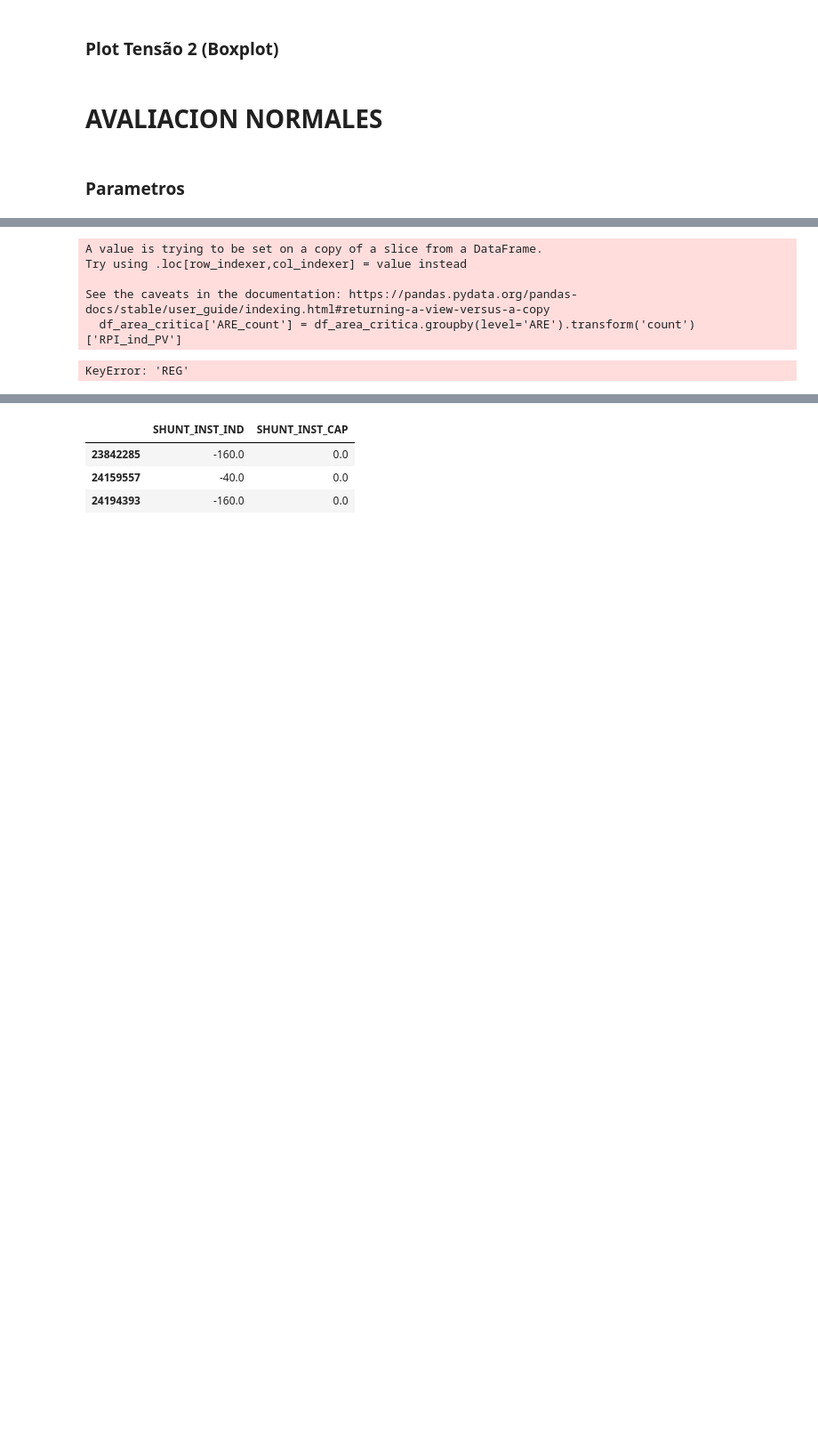
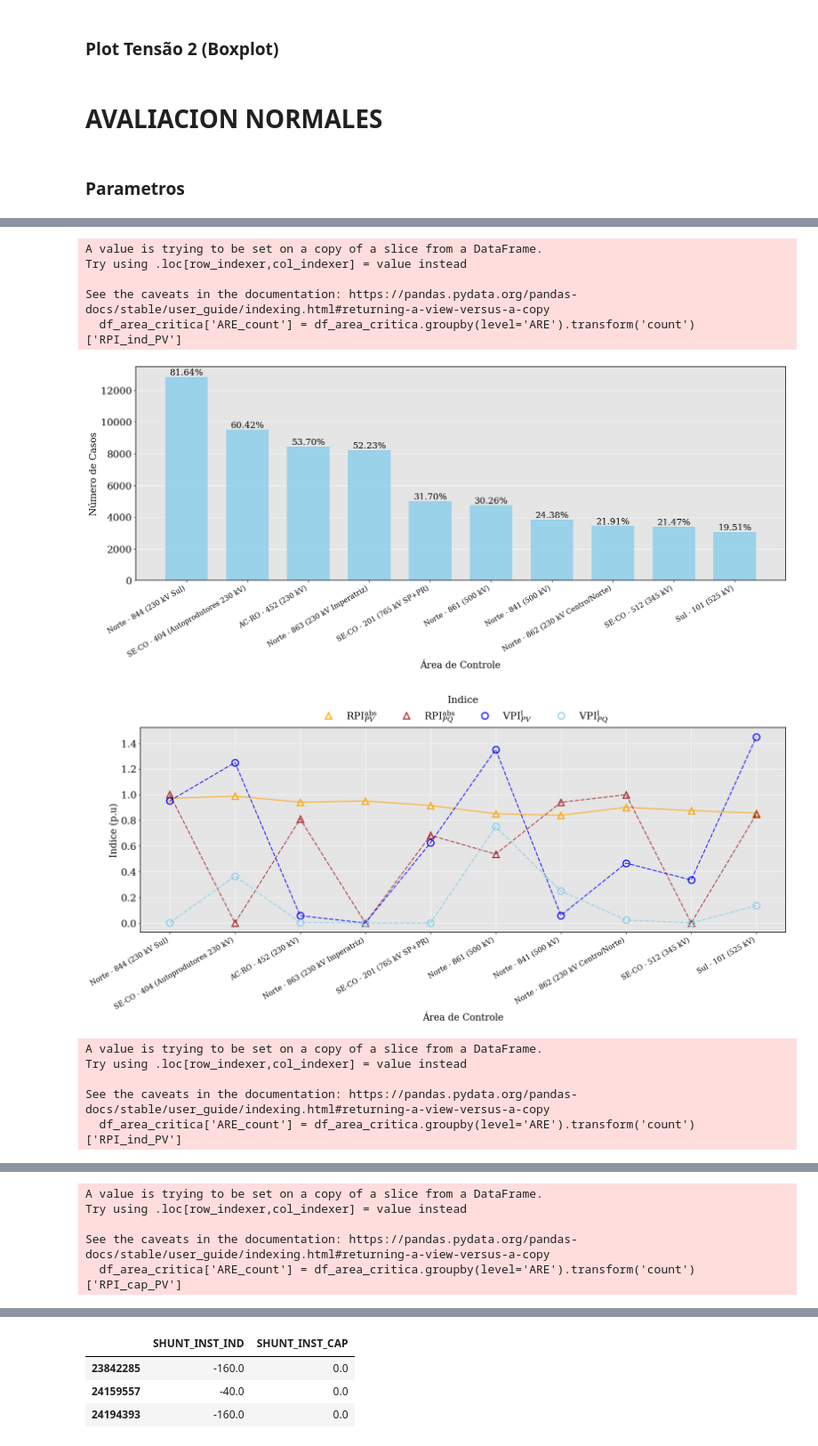
Before and after one commit to DavidSzO/Cluster_Interpretability_SIN, a Jupyter notebook: ScenariosEvaluation_Final_2.ipynb, the cells around one changed output, grey strips where cells are left out. Shown at 89% size. Cells and saved outputs as stored; diff of their text form; code cells hidden in the pictures; blank space fills up the shorter version.

```diff
--- a/ScenariosEvaluation_Final_2.ipynb
+++ b/ScenariosEvaluation_Final_2.ipynb
@@ -2674,17 +2207,3 @@ if Analise_INDICE:
     listadeareas_cap_pv = AREAS_cap_pv['ARE'].tolist()
     listadeareas_ind_pq = AREAS_ind_pq['ARE'].tolist()
     listadeareas_cap_pq = AREAS_cap_pq['ARE'].tolist()
-# %%
-def lineplotIndex_mod_01(df, id_vars, value_vars, title, selectedindex):
-    df_melted = pd.melt(df, id_vars=id_vars, value_vars=value_vars, ignore_index=False)
-    lineplotIndice_mod_01_bar(df_melted, 'Nome Area', 'value', 'Área', 'Index (p.u)', lbl_bar='variable', v3='variable', selectedindex = selectedindex, xlimites=None, ylimites=None, title=title + 'barplot', vline=False, hline=False,sizelbl=13, rotation = 30, v4=True)
-    df_melted = pd.melt(df, id_vars=id_vars, value_vars=value_vars, ignore_index=False)
-    lineplotIndice_mod_01(df_melted, 'Nome Area', 'value', 'Área', 'Indice (p.u)', lbl_bar='variable', v3='variable', selectedindex = selectedindex, xlimites=None, ylimites=None, title=title, vline=False, hline=False,sizelbl=13, rotation = 30, v4=False)
-
-def lineplotIndex_mod(df, id_vars, value_vars, title, selectedindex):
-    df_melted = pd.melt(df, id_vars=id_vars, value_vars=value_vars, ignore_index=False)
-    lineplotIndice_mod(df_melted, 'Nome Area', 'value', 'Area', '(p.u)', lbl_bar='variable', v3='variable', selectedindex = selectedindex, xlimites=None, ylimites=None, title=title, vline=False, hline=False,sizelbl=10, rotation = 30, v4=True)
-
-def lineplotIndex_bus(df, id_vars, value_vars, title, selectedindex, type):
-        df_melted = pd.melt(df, id_vars=id_vars, value_vars=value_vars, ignore_index=False)
-        lineplotIndice(df_melted, 'Nome BUS', 'value', 'Bus', 'Valor médio (p.u)', lbl_bar='', v3='variable', selectedindex = selectedindex, xlimites=None, title=title, vline=False, hline=True, sizelbl=15, rotation = 30, type=type, ylimites=[-0.05,1.2])
@@ -2695,13 +2680,13 @@ if Analise_INDICE:
 if Analise_INDICE:
 
     SelectedIndexVPI = 'RPI_ind_PV'
-    indicesplot = ['RPI_ind_PV', 'RPI_ind_PQ', 'IndiceSup_s1_PV', 'IndiceSup_s1_PQ','IndiceInf_s1_PV', 'IndiceInf_s1_PQ']#,'RPI_ind_PQ'
+    indicesplot = ['RPI_ind_PV', 'RPI_ind_PQ', 'IndiceInf_s1_PV', 'IndiceInf_s1_PQ']#,'RPI_ind_PQ'
     df_area_critica = DFindicesmerged.loc[(DFindicesmerged['RPI_ind_PV'] >=0.8) & (DFindicesmerged['IndiceSup_s1_PQ'] <=0.2)]
     df_area_critica['ARE_count'] = df_area_critica.groupby(level='ARE').transform('count')['RPI_ind_PV']
     SindexAreas = df_area_critica.reset_index().sort_values('ARE_count', ascending=False)
     Largestareas = SindexAreas.groupby('ARE')[['ARE_count']].first().nlargest(10, 'ARE_count').reset_index()
     SindexAreas = SindexAreas[SindexAreas['ARE'].isin(Largestareas['ARE'].tolist())]
-    SindexAreas['Nome Area'] = SindexAreas['REG'].astype(str) + ' - ' + SindexAreas['ARE'].astype(str) + ' - ' + SindexAreas['Nome da Area']
+    SindexAreas['Nome Area'] = SindexAreas['REG'].astype(str) + ' - ' + SindexAreas['ARE'].astype(str) + ' (' + SindexAreas['Nome da Area'] +')'
     lineplotIndex_mod_01(SindexAreas, ['Nome Area'], indicesplot ,f'Highest average index for each control area (PV Buses) - {Region}- {SelectedIndexVPI}', SelectedIndexVPI)
 
     SelectedIndexVPI = 'RPI_ind_PV'
@@ -2711,39 +2696,45 @@ if Analise_INDICE:
     SindexAreas = df_area_critica.reset_index().sort_values('ARE_count', ascending=False)
     Largestareas = SindexAreas.groupby('ARE')[['ARE_count']].first().nlargest(10, 'ARE_count').reset_index()
     SindexAreas = SindexAreas[SindexAreas['ARE'].isin(Largestareas['ARE'].tolist())]
-    SindexAreas['Nome Area'] = SindexAreas['REG'].astype(str) + ' - ' + SindexAreas['ARE'].astype(str) + ' - ' + SindexAreas['Nome da Area']
+    SindexAreas['Nome Area'] = SindexAreas['REG'].astype(str) + ' - ' + SindexAreas['ARE'].astype(str) + ' (' + SindexAreas['Nome da Area'] +')'
     lineplotIndex_mod_01(SindexAreas, ['Nome Area'], indicesplot ,f'Highest average index for each control area (PV Buses) - {Region}- {SelectedIndexVPI}', SelectedIndexVPI)
 
     # dffmergedcritical = SindexAreas.merge(DF_complete_PO, on=['key', 'Cenario'], how='left')
     # scatterplot_1(dffmergedcritical[], 'PL_MW', 'PG_FERV', xlbl=f'PL_MW', ylbl = f'PG_FERV',lbl_bar= 'Area',v3 = 'Nome Area', vline=False, hline=False , title='', show_outliers=False)
 
 
     SelectedIndexVPI = 'RPI_cap_PV'
-    indicesplot = ['RPI_cap_PV', 'RPI_cap_PQ', 'IndiceInf_s1_PV', 'IndiceInf_s1_PQ','IndiceSup_s1_PV', 'IndiceSup_s1_PQ']#'RPI_cap_PQ', 'IndiceInf_s1_PV', 'IndiceInf_s1_PQ','IndiceSup_s1_PV', 'IndiceSup_s1_PQ'
+    indicesplot = ['RPI_cap_PV', 'RPI_cap_PQ', 'IndiceSup_s1_PV', 'IndiceSup_s1_PQ']#'RPI_cap_PQ', 'IndiceInf_s1_PV', 'IndiceInf_s1_PQ','IndiceSup_s1_PV', 'IndiceSup_s1_PQ'
     df_area_critica = DFindicesmerged.loc[(DFindicesmerged['RPI_cap_PV'] >=0.8) & (DFindicesmerged['IndiceInf_s1_PQ'] <=0.2)]
     df_area_critica['ARE_count'] = df_area_critica.groupby(level='ARE').transform('count')['RPI_cap_PV']
     SindexAreas = df_area_critica.reset_index().sort_values('ARE_count', ascending=False)
     Largestareas = SindexAreas.groupby('ARE')[['ARE_count']].first().nlargest(10, 'ARE_count').reset_index()
     SindexAreas = SindexAreas[SindexAreas['ARE'].isin(Largestareas['ARE'].tolist())]
-    SindexAreas['Nome Area'] = SindexAreas['REG'].astype(str) + ' - ' + SindexAreas['ARE'].astype(str) + ' - ' + SindexAreas['Nome da Area']
+    SindexAreas['Nome Area'] = SindexAreas['REG'].astype(str) + ' - ' + SindexAreas['ARE'].astype(str) + ' (' + SindexAreas['Nome da Area'] +')'
     lineplotIndex_mod_01(SindexAreas, ['Nome Area'], indicesplot ,f'Highest average index for each control area (PV Buses) - {SelectedIndexVPI}', SelectedIndexVPI)
 
     SelectedIndexVPI = 'RPI_cap_PV'
     indicesplot = ['RPI_cap_PV', 'RPI_cap_PQ', 'IndiceInf_s1_PV', 'IndiceInf_s1_PQ','IndiceSup_s1_PV', 'IndiceSup_s1_PQ']#'RPI_cap_PQ', 'IndiceInf_s1_PV', 'IndiceInf_s1_PQ','IndiceSup_s1_PV', 'IndiceSup_s1_PQ'
     df_area_critica = DFindicesmerged.loc[(DFindicesmerged['RPI_cap_PV'] >=0.8) & (DFindicesmerged['IndiceInf_s1_PQ'] >0.2)]# ,'IndiceInf_s1_PQ'
     df_area_critica['ARE_count'] = df_area_critica.groupby(level='ARE').transform('count')['RPI_cap_PV']
     SindexAreas = df_area_critica.reset_index().sort_values('ARE_count', ascending=False)
     Largestareas = SindexAreas.groupby('ARE')[['ARE_count']].first().nlargest(10, 'ARE_count').reset_index()
     SindexAreas = SindexAreas[SindexAreas['ARE'].isin(Largestareas['ARE'].tolist())]
-    SindexAreas['Nome Area'] = SindexAreas['REG'].astype(str) + ' - ' + SindexAreas['ARE'].astype(str) + ' - ' + SindexAreas['Nome da Area']
+    SindexAreas['Nome Area'] = SindexAreas['REG'].astype(str) + ' - ' + SindexAreas['ARE'].astype(str) + ' (' + SindexAreas['Nome da Area'] +')'
     lineplotIndex_mod_01(SindexAreas, ['Nome Area'], indicesplot ,f'Highest average index for each control area (PV Buses) - {SelectedIndexVPI}', SelectedIndexVPI)
 
     # dffmergedcritical = SindexAreas.merge(DF_complete_PO, on=['key', 'Cenario'], how='left')
     # scatterplot_1(dffmergedcritical, 'PL_MW', 'PG_FERV', xlbl=f'PL_MW', ylbl = f'PG_FERV',lbl_bar= 'Area',v3 = 'Nome Area', vline=False, hline=False , title='', show_outliers=False)
 # %% [output]
 A value is trying to be set on a copy of a slice from a DataFrame.
 Try using .loc[row_indexer,col_indexer] = value instead
 
 See the caveats in the documentation: https://pandas.pydata.org/pandas-docs/stable/user_guide/indexing.html#returning-a-view-versus-a-copy
   df_area_critica['ARE_count'] = df_area_critica.groupby(level='ARE').transform('count')['RPI_ind_PV']
+[figure, added]
+[figure, added]
-KeyError: 'REG'
+A value is trying to be set on a copy of a slice from a DataFrame.
+Try using .loc[row_indexer,col_indexer] = value instead
+
+See the caveats in the documentation: https://pandas.pydata.org/pandas-docs/stable/user_guide/indexing.html#returning-a-view-versus-a-copy
+  df_area_critica['ARE_count'] = df_area_critica.groupby(level='ARE').transform('count')['RPI_ind_PV']
@@ -2749,0 +2743,5 @@ KeyError: 'REG'
+A value is trying to be set on a copy of a slice from a DataFrame.
+Try using .loc[row_indexer,col_indexer] = value instead
+
+See the caveats in the documentation: https://pandas.pydata.org/pandas-docs/stable/user_guide/indexing.html#returning-a-view-versus-a-copy
+  df_area_critica['ARE_count'] = df_area_critica.groupby(level='ARE').transform('count')['RPI_cap_PV']
```
Also changed, not shown: parts of 21 cells of this notebook, 17 other files.
